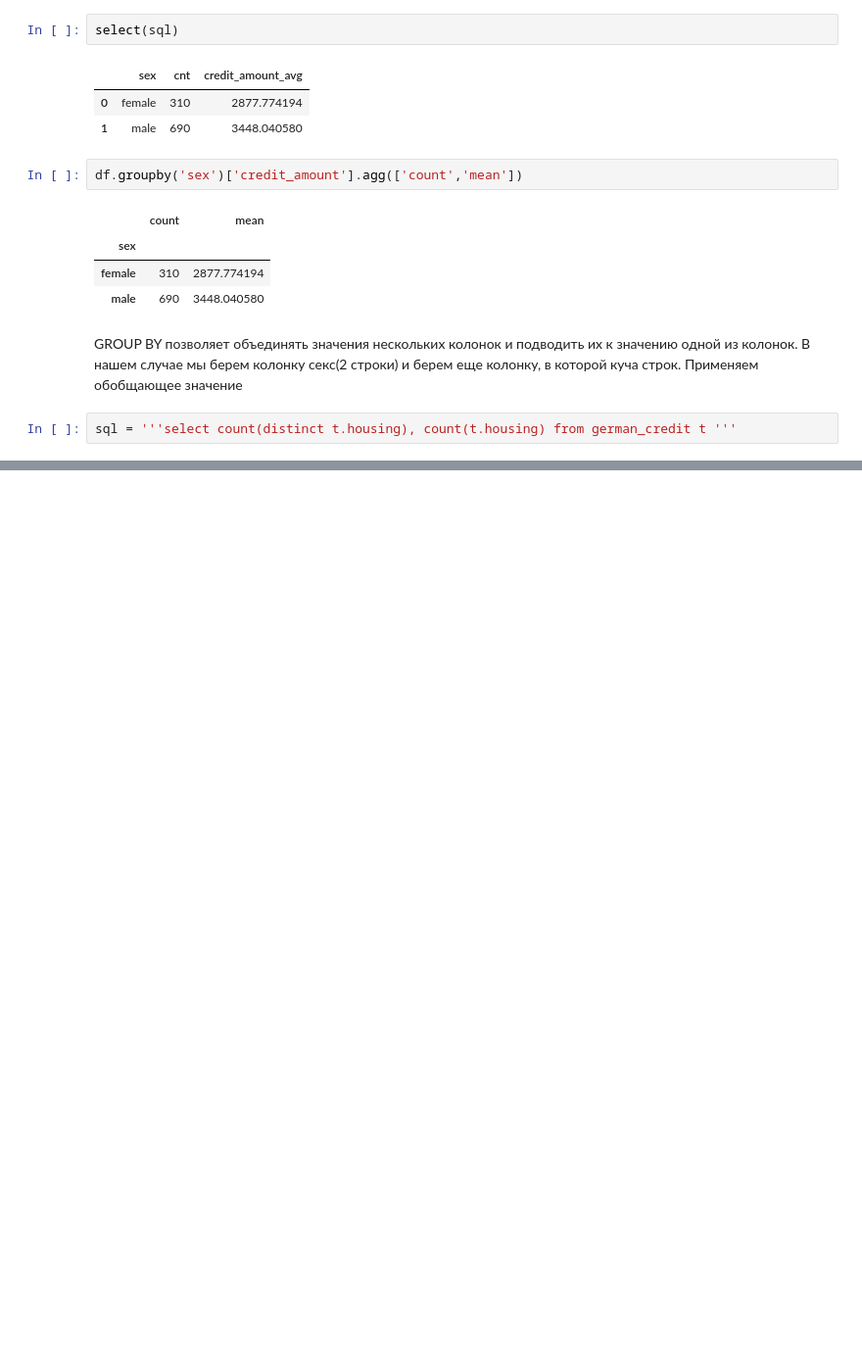
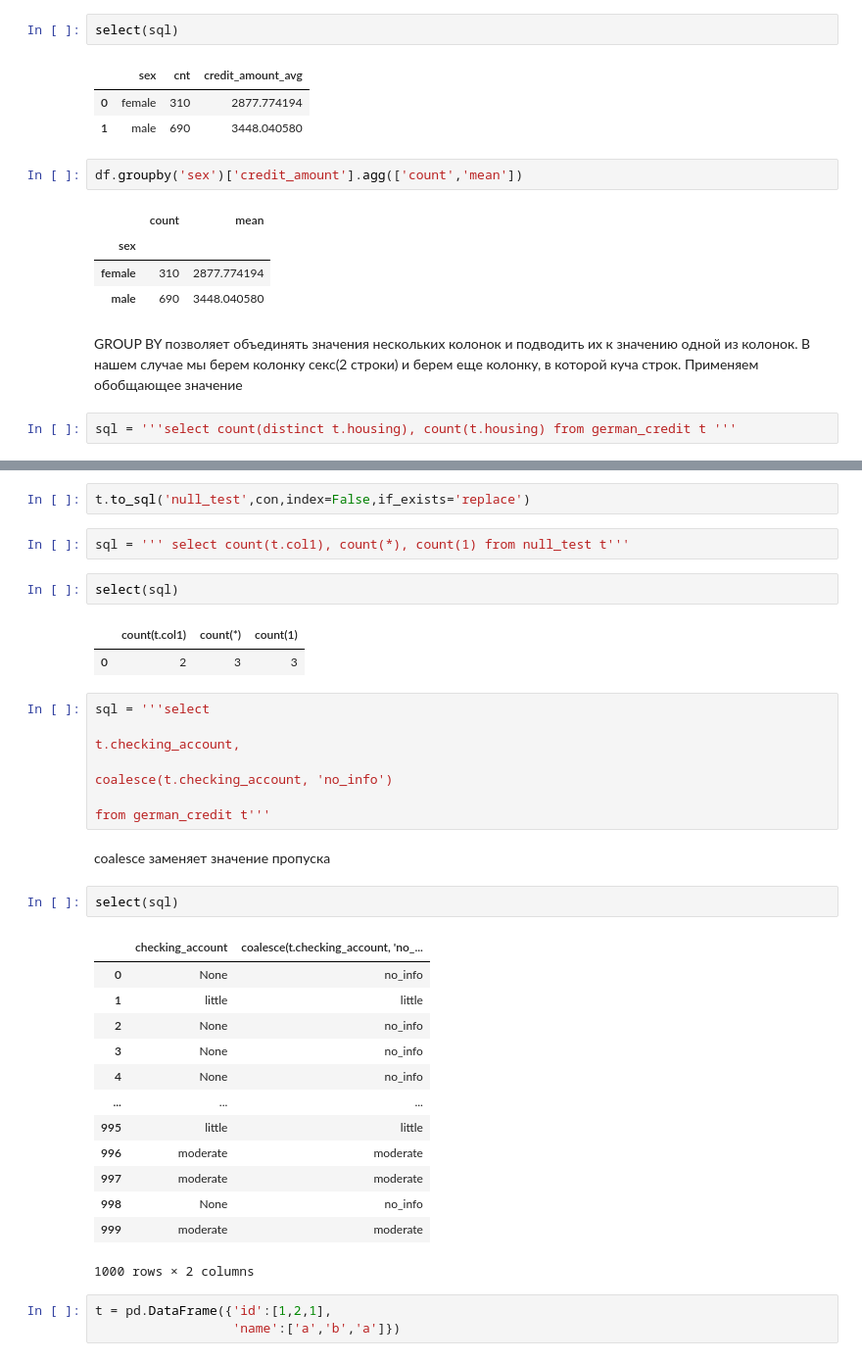
Before and after one commit to ido177/colab, a Jupyter notebook: group/group.ipynb, the cells around one changed output, grey strips where cells are left out. Shown at 98% size. Saved outputs shown, nothing was run; the diff lists cells and outputs as text; blank space fills up the shorter version.

```diff
--- a/group/group.ipynb
+++ b/group/group.ipynb
@@ -107,0 +145,38 @@ select(sql)
+# %%
+t.to_sql('null_test',con,index=False,if_exists='replace')
+# %%
+sql = ''' select count(t.col1), count(*), count(1) from null_test t'''
+# %%
+select(sql)
+# %% [output]
+|  | count(t.col1) | count(*) | count(1) |
+| 0 | 2 | 3 | 3 |
+# %%
+sql = '''select
+
+t.checking_account,
+
+coalesce(t.checking_account, 'no_info')
+
+from german_credit t'''
+# %% [markdown]
+coalesce заменяет значение пропуска
+# %%
+select(sql)
+# %% [output]
+|  | checking_account | coalesce(t.checking_account, 'no_... |
+| 0 | None | no_info |
+| 1 | little | little |
+| 2 | None | no_info |
+| 3 | None | no_info |
+| 4 | None | no_info |
+| ... | ... | ... |
+| 995 | little | little |
+| 996 | moderate | moderate |
+| 997 | moderate | moderate |
+| 998 | None | no_info |
+| 999 | moderate | moderate |
+1000 rows × 2 columns
+# %%
+t = pd.DataFrame({'id':[1,2,1],
+                  'name':['a','b','a']})
```
Also changed, not shown: parts of 43 cells of this notebook.
